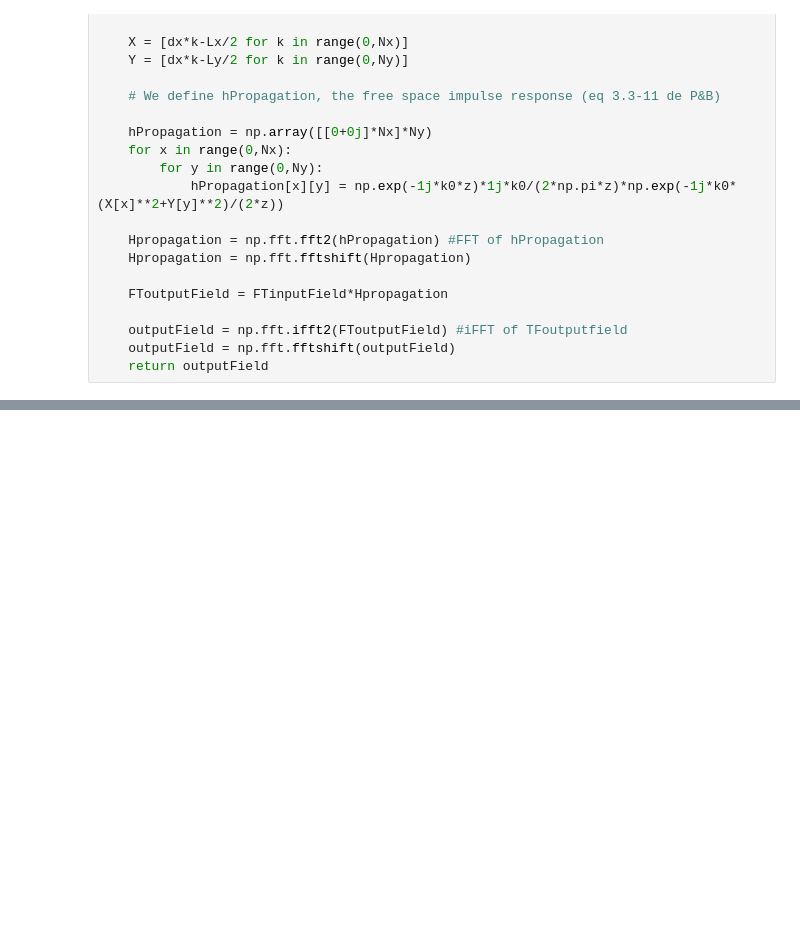
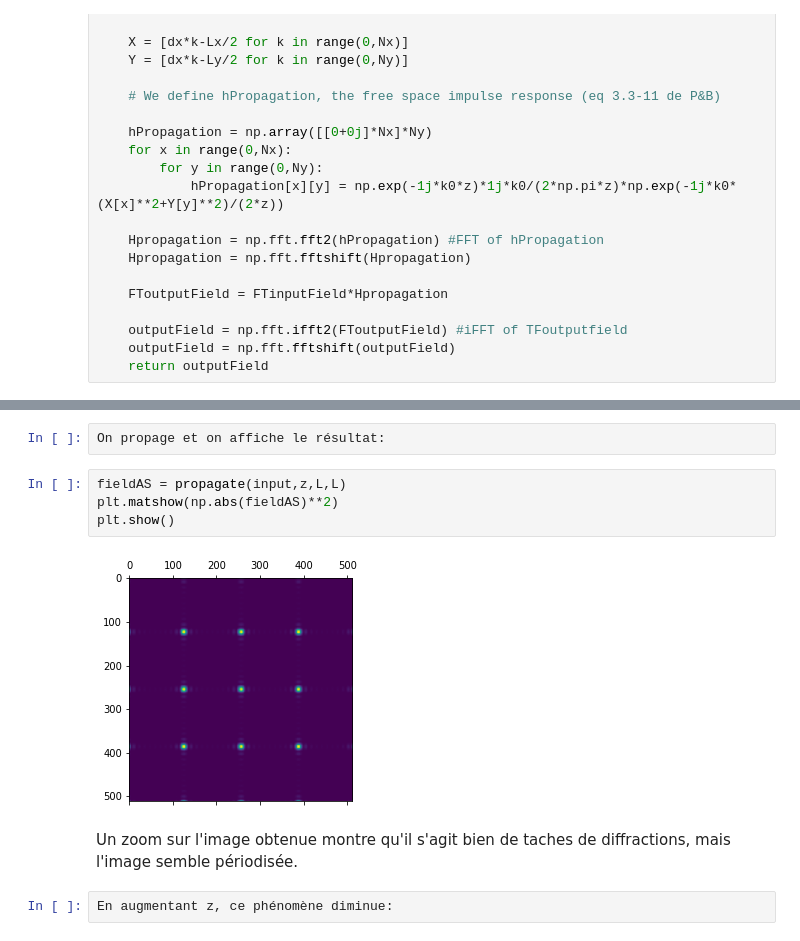
Before and after one commit to SchustekFlorian/reservoirNotebooks, a Jupyter notebook: freeSpacePropagation.ipynb, the cells around one changed output, grey strips where cells are left out. Drawn from its saved outputs; the diff is of its cells as text; blank space fills up the shorter version.

```diff
--- a/freeSpacePropagation.ipynb
+++ b/freeSpacePropagation.ipynb
@@ -38,0 +67,12 @@ $$\psi_p(x,y,z) = \psi_{p0}(x,y) * h(x,y,;z)$$
+# %%
+On propage et on affiche le résultat:
+# %%
+fieldAS = propagate(input,z,L,L)
+plt.matshow(np.abs(fieldAS)**2)
+plt.show()
+# %% [output]
+[figure, added]
+# %% [markdown]
+Un zoom sur l'image obtenue montre qu'il s'agit bien de taches de diffractions, mais l'image semble périodisée.
+# %%
+En augmentant z, ce phénomène diminue:
```
Also changed, not shown: parts of 16 cells of this notebook.
